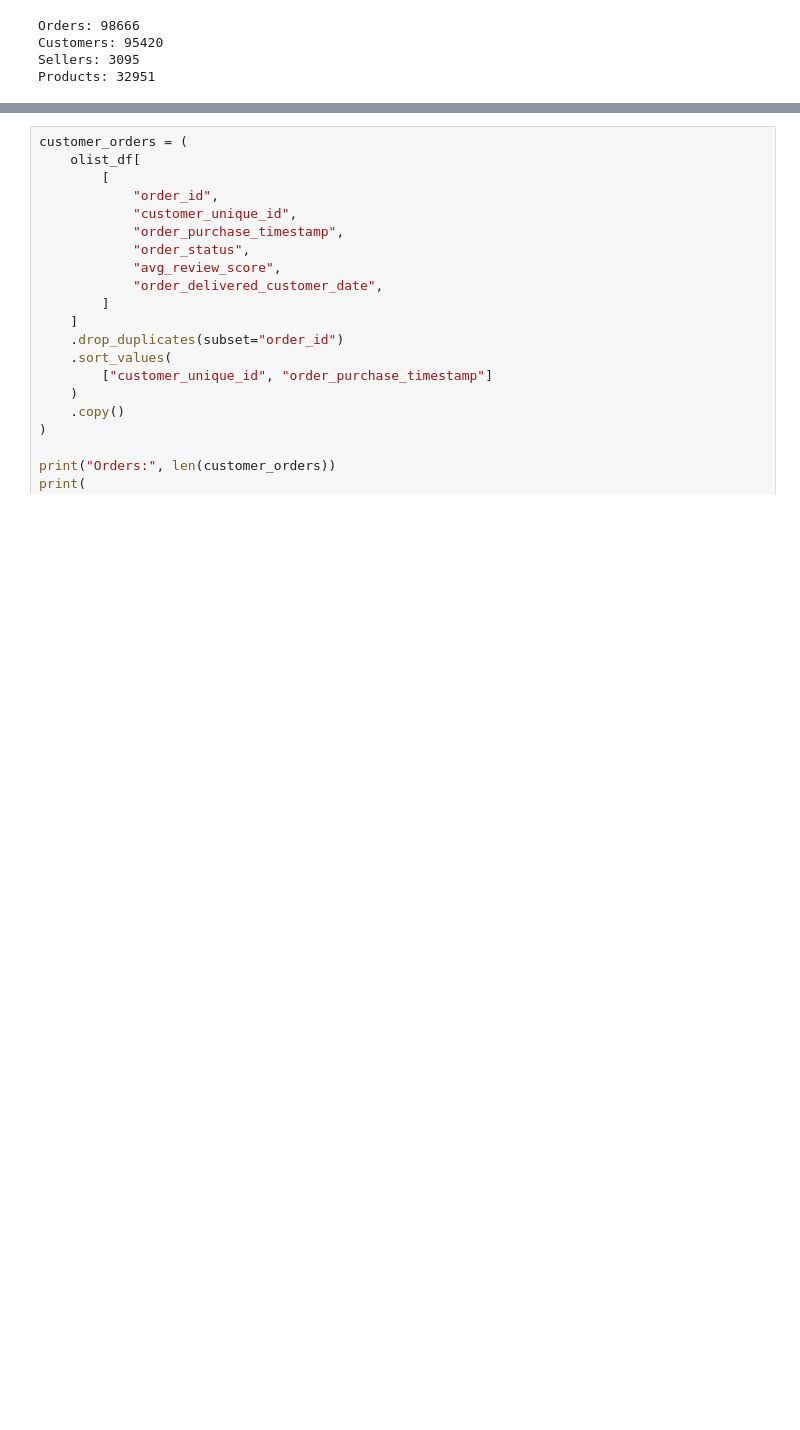
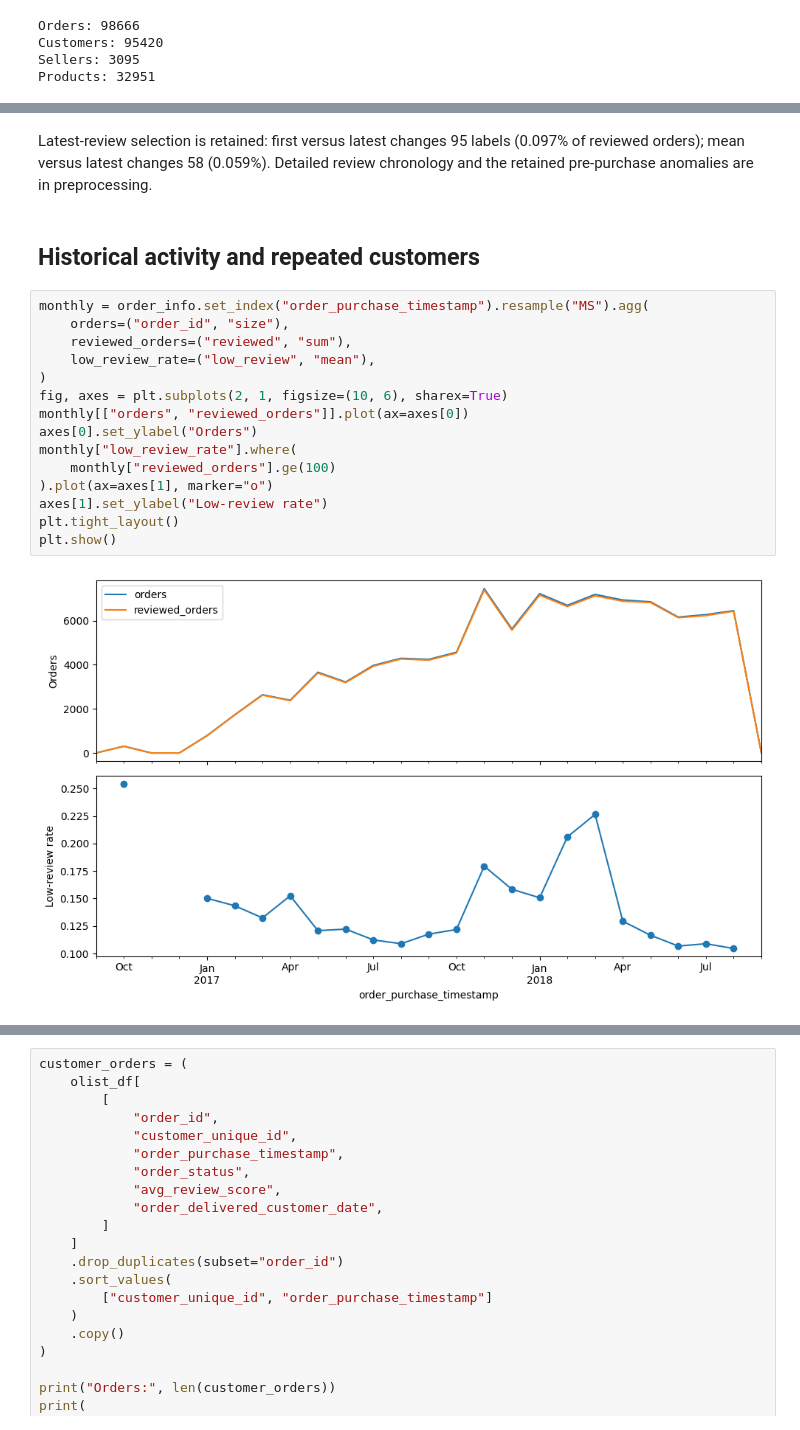
Before and after one commit to asherdata1/supply-chain-decision-support, a Jupyter notebook: 02_notebooks/asher_eda.ipynb, the cells around one changed output, grey strips where cells are left out. Cells and saved outputs as stored; diff of their text form; blank space fills up the shorter version.

```diff
--- a/02_notebooks/asher_eda.ipynb
+++ b/02_notebooks/asher_eda.ipynb
@@ -106,3 +110,24 @@ Freq: MS, dtype: int64
+# %% [markdown]
+Latest-review selection is retained: first versus latest changes 95 labels (0.097% of reviewed orders); mean versus latest changes 58 (0.059%). Detailed review chronology and the retained pre-purchase anomalies are in preprocessing.
+# %% [markdown]
+## Historical activity and repeated customers
+# %%
+monthly = order_info.set_index("order_purchase_timestamp").resample("MS").agg(
+    orders=("order_id", "size"),
+    reviewed_orders=("reviewed", "sum"),
+    low_review_rate=("low_review", "mean"),
+)
+fig, axes = plt.subplots(2, 1, figsize=(10, 6), sharex=True)
+monthly[["orders", "reviewed_orders"]].plot(ax=axes[0])
+axes[0].set_ylabel("Orders")
+monthly["low_review_rate"].where(
+    monthly["reviewed_orders"].ge(100)
+).plot(ax=axes[1], marker="o")
+axes[1].set_ylabel("Low-review rate")
+plt.tight_layout()
+plt.show()
+# %% [output]
+[figure, added]
 # %%
 customer_orders = (
     olist_df[["customer_unique_id", "order_id"]]
```
Also changed, not shown: parts of 35 cells of this notebook, 3 other files.
